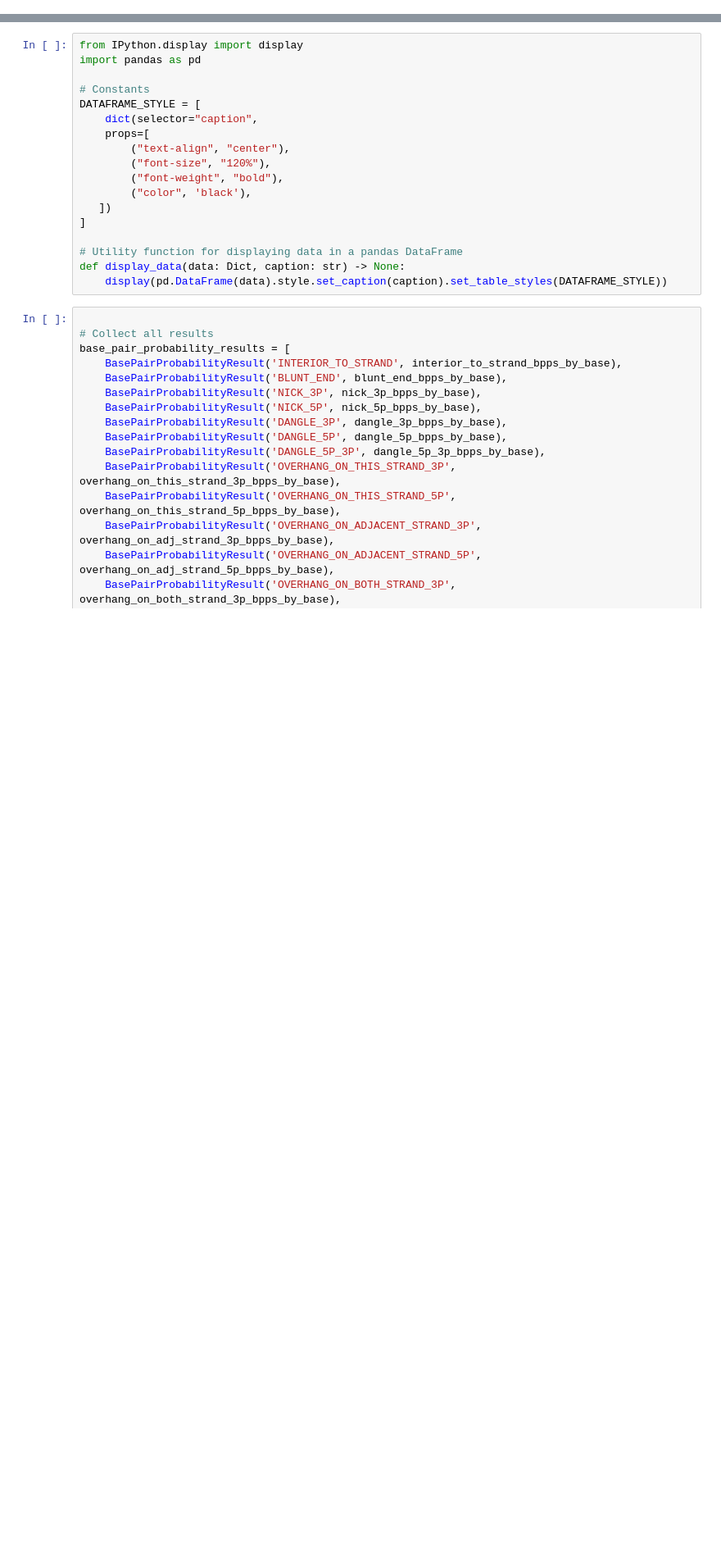
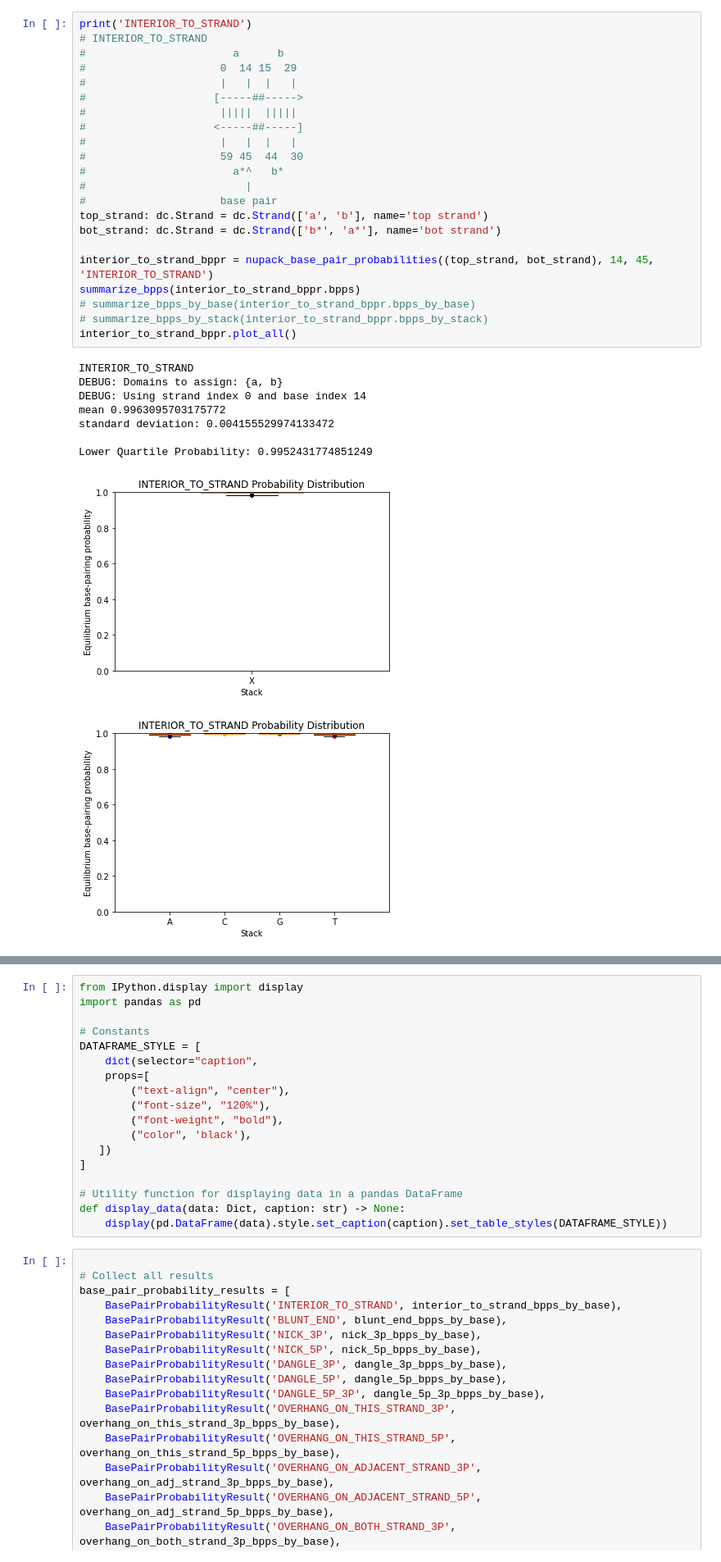
Before and after one commit to UC-Davis-molecular-computing/nuad, a Jupyter notebook: base_pair_probability.ipynb, the cells around one changed output, grey strips where cells are left out. Shown at 82% size. Cells and saved outputs as stored; diff of their text form; blank space fills up the shorter version.

Commit message:
Print lower quartile for each case

```diff
--- a/base_pair_probability.ipynb
+++ b/base_pair_probability.ipynb
@@ -1072,0 +229,32 @@ standard deviation: 0.13683959686596217
+# %%
+print('INTERIOR_TO_STRAND')
+# INTERIOR_TO_STRAND
+#                       a      b
+#                     0  14 15  29
+#                     |   |  |   |
+#                    [-----##----->
+#                     |||||  |||||
+#                    <-----##-----]
+#                     |   |  |   |
+#                     59 45  44  30
+#                       a*^   b*
+#                         |
+#                     base pair
+top_strand: dc.Strand = dc.Strand(['a', 'b'], name='top strand')
+bot_strand: dc.Strand = dc.Strand(['b*', 'a*'], name='bot strand')
+
+interior_to_strand_bppr = nupack_base_pair_probabilities((top_strand, bot_strand), 14, 45, 'INTERIOR_TO_STRAND')
+summarize_bpps(interior_to_strand_bppr.bpps)
+# summarize_bpps_by_base(interior_to_strand_bppr.bpps_by_base)
+# summarize_bpps_by_stack(interior_to_strand_bppr.bpps_by_stack)
+interior_to_strand_bppr.plot_all()
+# %% [output]
+INTERIOR_TO_STRAND
+DEBUG: Domains to assign: {a, b}
+DEBUG: Using strand index 0 and base index 14
+mean 0.9963095703175772
+standard deviation: 0.004155529974133472
+
+Lower Quartile Probability: 0.9952431774851249
+[figure, added]
+[figure, added]
```
Also changed, not shown: parts of 42 cells of this notebook.
